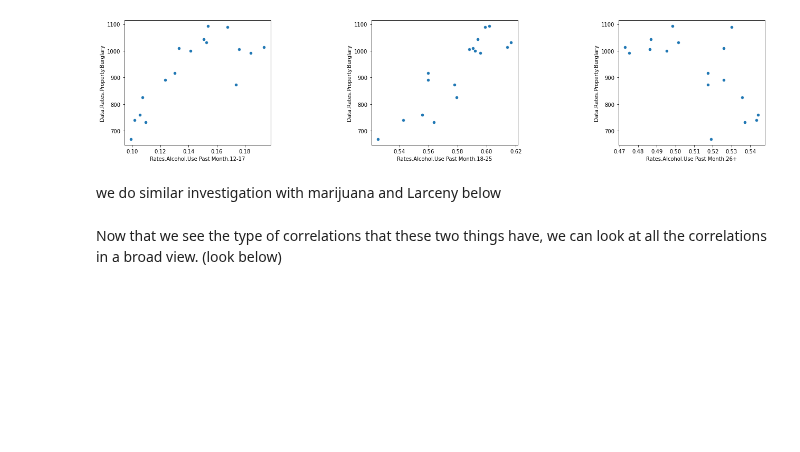
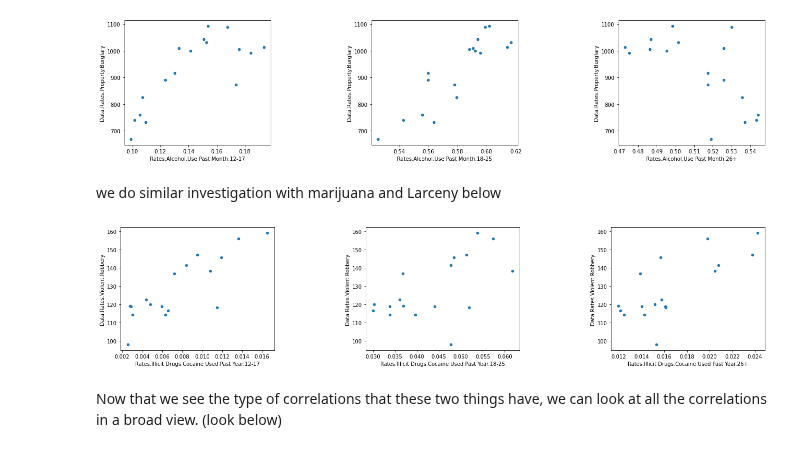
Before and after one commit to jlicht27/jlicht27.github.io, a Jupyter notebook: drugs.ipynb, the cells around one changed output. Cells and saved outputs as stored; diff of their text form; code cells hidden in the pictures; blank space fills up the shorter version.

Commit message:
another subplot

```diff
--- a/drugs.ipynb
+++ b/drugs.ipynb
@@ -335,6 +337,22 @@ fig.set_figwidth(20)
 we do similar investigation with marijuana and Larceny below
 # %%
 #type code here
+
+merged_coc = cocaine_pct.merge(crimes_adj, on=["State", "Year"], how="inner")
+np.around(merged_coc, 6)
+
+louisiana_coc = merged_coc[merged_coc["State"] == "Louisiana"]
+louisiana_coc = louisiana_coc.drop("Data.Population", axis=1)
+
+fig, (ax1, ax2, ax3) = plt.subplots(1,3)
+louisiana_coc.plot.scatter(x="Rates.Illicit Drugs.Cocaine Used Past Year.12-17", y="Data.Rates.Violent.Robbery", ax=ax1);
+louisiana_coc.plot.scatter(x="Rates.Illicit Drugs.Cocaine Used Past Year.18-25", y="Data.Rates.Violent.Robbery", ax=ax2);
+louisiana_coc.plot.scatter(x="Rates.Illicit Drugs.Cocaine Used Past Year.26+", y="Data.Rates.Violent.Robbery", ax=ax3);
+
+fig.tight_layout();
+fig.set_figwidth(20)
+# %% [output]
+[figure, added]
 # %% [markdown]
 Now that we see the type of correlations that these two things have, we can look at all the correlations in a broad view. (look below)
 # %%
```
Also changed, not shown: parts of 3 cells of this notebook.
